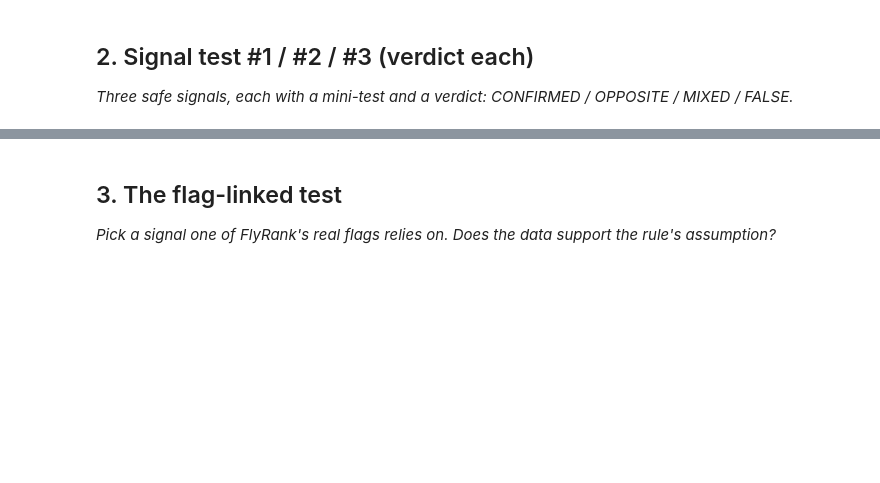
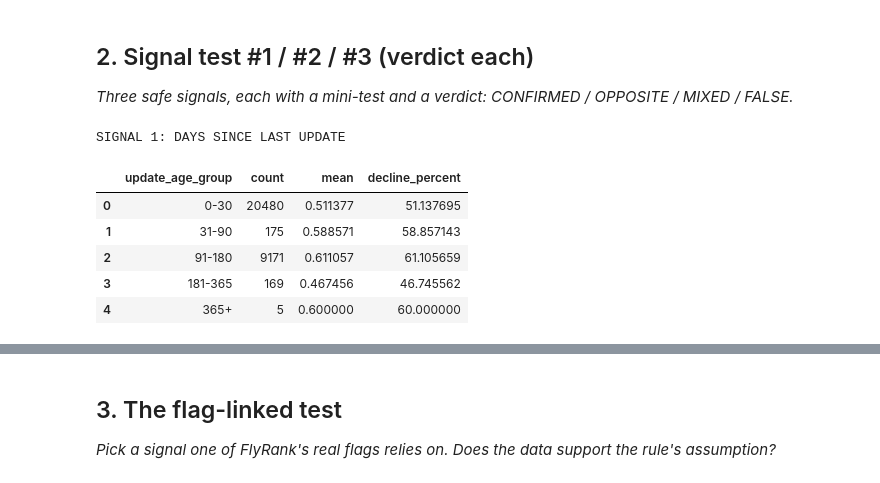
Before and after one commit to Nayab-khalid/FlyRank-AI-Internship, a Jupyter notebook: work/notebooks/w04_signal_audit.ipynb, the cells around one changed output, grey strips where cells are left out. Cells and saved outputs as stored; diff of their text form; code cells hidden in the pictures; blank space fills up the shorter version.

```diff
--- a/work/notebooks/w04_signal_audit.ipynb
+++ b/work/notebooks/w04_signal_audit.ipynb
@@ -22,0 +115,80 @@ This skeleton is yours to fill. Work the sections **in order** — each one has
+# %%
+# ML 06 — Section 2: Signal test #1 / #2 / #3
+# Test three signals against the observed decline label.
+# Verdicts are based on the measured bucket results.
+
+df["is_declining_label"] = (
+    df["trend_direction"].astype(str).str.lower() == "down"
+).astype(int)
+
+# SIGNAL 1: Days since last update
+# Assumption: older updates may be associated with decline.
+df["update_age_group"] = pd.cut(
+    df["days_since_last_update"],
+    bins=[-1, 30, 90, 180, 365, np.inf],
+    labels=["0-30", "31-90", "91-180", "181-365", "365+"]
+)
+
+test1 = (
+    df.groupby("update_age_group", observed=False)["is_declining_label"]
+    .agg(["count", "mean"])
+    .reset_index()
+)
+
+test1["decline_percent"] = test1["mean"] * 100
+
+print("SIGNAL 1: DAYS SINCE LAST UPDATE")
+display(test1)
+
+# SIGNAL 2: Search impressions
+# Assumption: pages with different visibility levels may have different
+# decline patterns.
+df["impression_group"] = pd.qcut(
+    df["impressions_90d"].rank(method="first"),
+    q=4,
+    labels=["lowest", "low", "high", "highest"]
+)
+
+test2 = (
+    df.groupby("impression_group", observed=False)["is_declining_label"]
+    .agg(["count", "mean"])
+    .reset_index()
+)
+
+test2["decline_percent"] = test2["mean"] * 100
+
+print("SIGNAL 2: SEARCH IMPRESSIONS")
+display(test2)
+
+# SIGNAL 3: Average position
+# Assumption: search position may be associated with the decline pattern.
+df["position_group"] = pd.cut(
+    df["avg_position"],
+    bins=[-np.inf, 3, 10, 20, 50, np.inf],
+    labels=["top 3", "page 1", "striking", "page 3-5", "deep"]
+)
+
+test3 = (
+    df.groupby("position_group", observed=False)["is_declining_label"]
+    .agg(["count", "mean"])
+    .reset_index()
+)
+
+test3["decline_percent"] = test3["mean"] * 100
+
+print("SIGNAL 3: AVERAGE POSITION")
+display(test3)
+
+print()
+print("VERDICTS")
+print("Signal 1: MIXED")
+print("Signal 2: MIXED")
+print("Signal 3: MIXED")
+# %% [output]
+SIGNAL 1: DAYS SINCE LAST UPDATE
+|  | update_age_group | count | mean | decline_percent |
+| 0 | 0-30 | 20480 | 0.511377 | 51.137695 |
+| 1 | 31-90 | 175 | 0.588571 | 58.857143 |
+| 2 | 91-180 | 9171 | 0.611057 | 61.105659 |
+| 3 | 181-365 | 169 | 0.467456 | 46.745562 |
+| 4 | 365+ | 5 | 0.600000 | 60.000000 |
```
Also changed, not shown: parts of 9 cells of this notebook.
